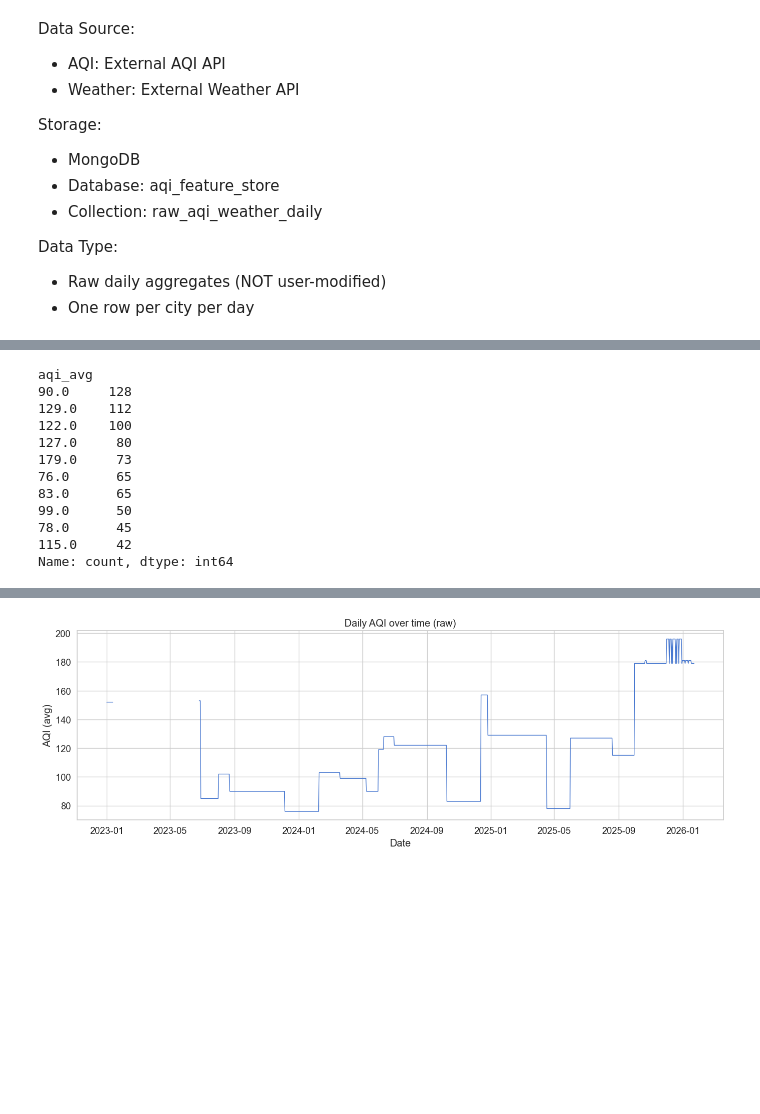
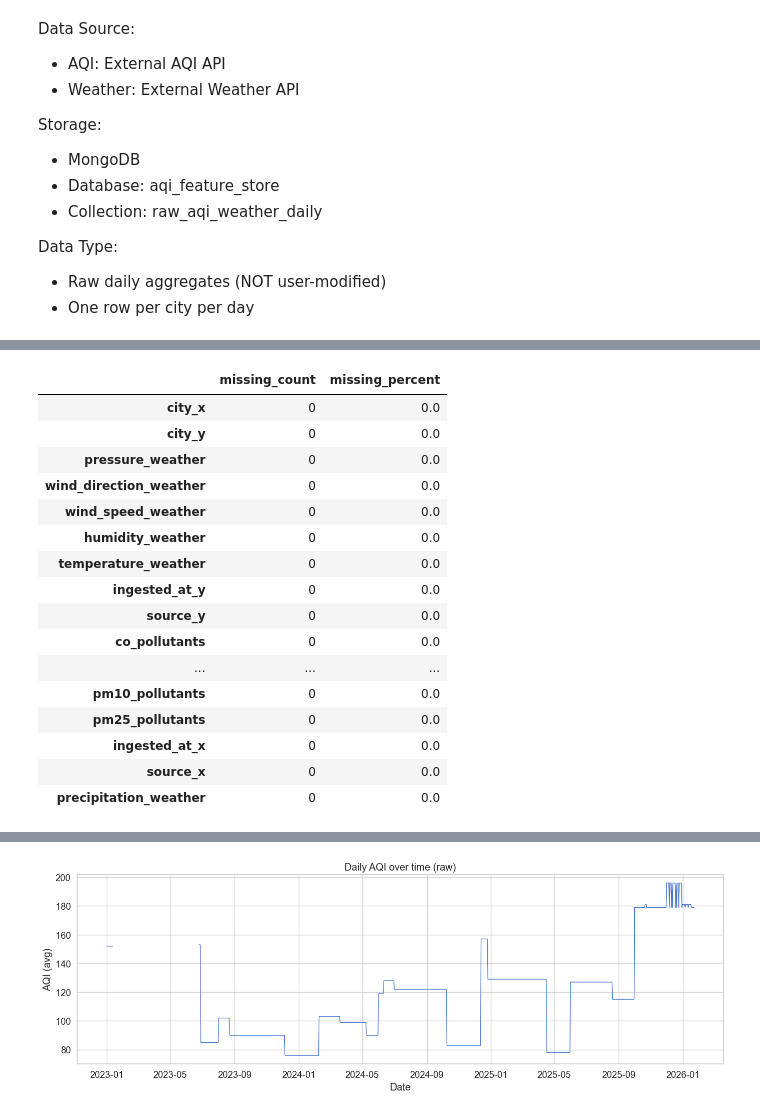
Before and after one commit to Nawab-Ahmed/aqi-forecasting-mlops, a Jupyter notebook: notebooks/eda.ipynb, the cells around one changed output, grey strips where cells are left out. Drawn from its saved outputs; the diff is of its cells as text; code cells hidden in the pictures; blank space fills up the shorter version.

```diff
--- a/notebooks/eda.ipynb
+++ b/notebooks/eda.ipynb
@@ -88,22 +138,36 @@ Frequency of each AQI value
 # %%
-aqi_value_counts = (
-    df["aqi_avg"]
-    .value_counts(dropna=True)
+# --- Cell 3: Missing data overview ---
+missing_summary = (
+    historical_df
+    .isna()
+    .sum()
     .sort_values(ascending=False)
 )
 
-print(aqi_value_counts.head(10))
+missing_percent = (missing_summary / len(historical_df)) * 100
+
+missing_df = pd.DataFrame({
+    "missing_count": missing_summary,
+    "missing_percent": missing_percent.round(2)
+})
+
+missing_df
 # %% [output]
-aqi_avg
-90.0     128
-129.0    112
-122.0    100
-127.0     80
-179.0     73
-76.0      65
-83.0      65
-99.0      50
-78.0      45
-115.0     42
-Name: count, dtype: int64
+|  | missing_count | missing_percent |
+| city_x | 0 | 0.0 |
+| city_y | 0 | 0.0 |
+| pressure_weather | 0 | 0.0 |
+| wind_direction_weather | 0 | 0.0 |
+| wind_speed_weather | 0 | 0.0 |
+| humidity_weather | 0 | 0.0 |
+| temperature_weather | 0 | 0.0 |
+| ingested_at_y | 0 | 0.0 |
+| source_y | 0 | 0.0 |
+| co_pollutants | 0 | 0.0 |
+| ... | ... | ... |
+| pm10_pollutants | 0 | 0.0 |
+| pm25_pollutants | 0 | 0.0 |
+| ingested_at_x | 0 | 0.0 |
+| source_x | 0 | 0.0 |
+| precipitation_weather | 0 | 0.0 |
 # %% [markdown]
```
Also changed, not shown: parts of 10 cells of this notebook, 3 other files.
